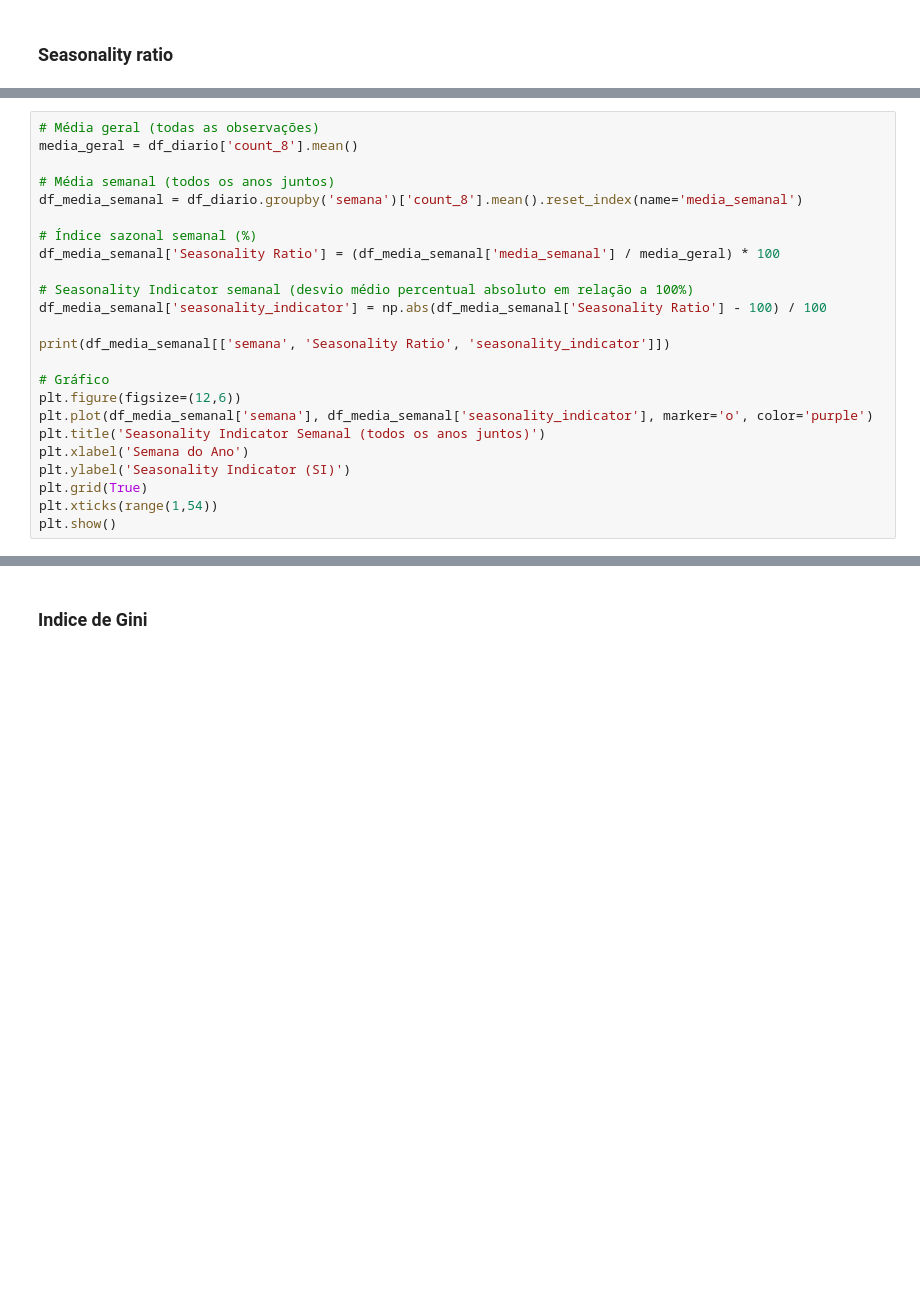
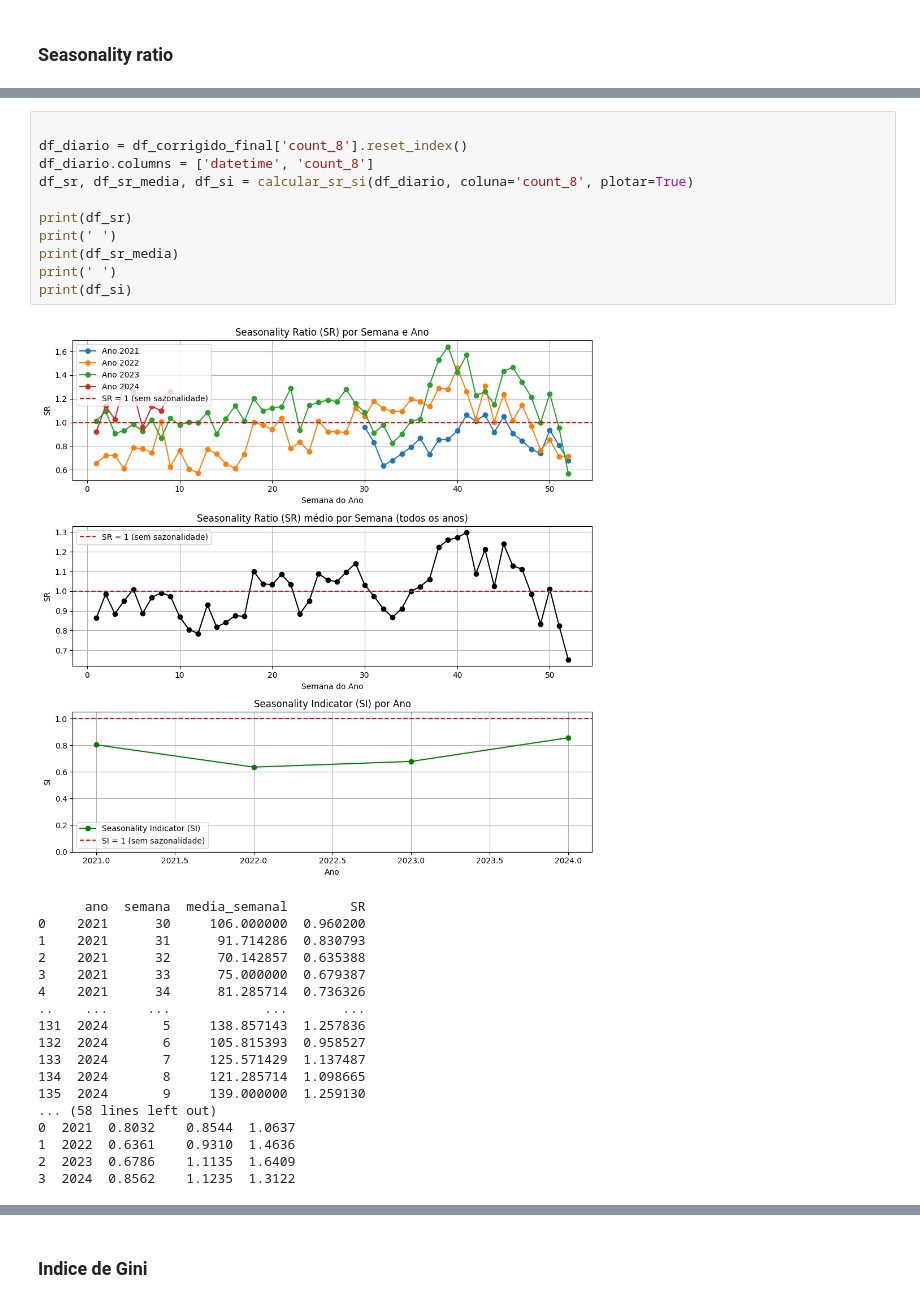
Before and after one commit to joanacarvalheiro/Seasonality, a Jupyter notebook: construcao_modelos/MSTL.ipynb, the cells around one changed output, grey strips where cells are left out. Saved outputs shown, nothing was run; the diff lists cells and outputs as text; blank space fills up the shorter version.

```diff
--- a/construcao_modelos/MSTL.ipynb
+++ b/construcao_modelos/MSTL.ipynb
@@ -719,24 +568,0 @@ DataFrameGroupBy.apply operated on the grouping columns. This behavior is deprec
-# %%
-# Média geral (todas as observações)
-media_geral = df_diario['count_8'].mean()
-
-# Média semanal (todos os anos juntos)
-df_media_semanal = df_diario.groupby('semana')['count_8'].mean().reset_index(name='media_semanal')
-
-# Índice sazonal semanal (%)
-df_media_semanal['Seasonality Ratio'] = (df_media_semanal['media_semanal'] / media_geral) * 100
-
-# Seasonality Indicator semanal (desvio médio percentual absoluto em relação a 100%)
-df_media_semanal['seasonality_indicator'] = np.abs(df_media_semanal['Seasonality Ratio'] - 100) / 100
-
-print(df_media_semanal[['semana', 'Seasonality Ratio', 'seasonality_indicator']])
-
-# Gráfico
-plt.figure(figsize=(12,6))
-plt.plot(df_media_semanal['semana'], df_media_semanal['seasonality_indicator'], marker='o', color='purple')
-plt.title('Seasonality Indicator Semanal (todos os anos juntos)')
-plt.xlabel('Semana do Ano')
-plt.ylabel('Seasonality Indicator (SI)')
-plt.grid(True)
-plt.xticks(range(1,54))
-plt.show()
@@ -785,0 +641,30 @@ Portanto, temos baixo uso no inverno. Uso médio a crescente na primavera e inic
+# %%
+
+df_diario = df_corrigido_final['count_8'].reset_index()
+df_diario.columns = ['datetime', 'count_8']
+df_sr, df_sr_media, df_si = calcular_sr_si(df_diario, coluna='count_8', plotar=True)
+
+print(df_sr)
+print(' ')
+print(df_sr_media)
+print(' ')
+print(df_si)
+# %% [output]
+[figure, added]
+      ano  semana  media_semanal        SR
+0    2021      30     106.000000  0.960200
+1    2021      31      91.714286  0.830793
+2    2021      32      70.142857  0.635388
+3    2021      33      75.000000  0.679387
+4    2021      34      81.285714  0.736326
+..    ...     ...            ...       ...
+131  2024       5     138.857143  1.257836
+132  2024       6     105.815393  0.958527
+133  2024       7     125.571429  1.137487
+134  2024       8     121.285714  1.098665
+135  2024       9     139.000000  1.259130
+... (58 lines left out)
+0  2021  0.8032    0.8544  1.0637
+1  2022  0.6361    0.9310  1.4636
+2  2023  0.6786    1.1135  1.6409
+3  2024  0.8562    1.1235  1.3122
```
Also changed, not shown: parts of 21 cells of this notebook, 1 other file.
